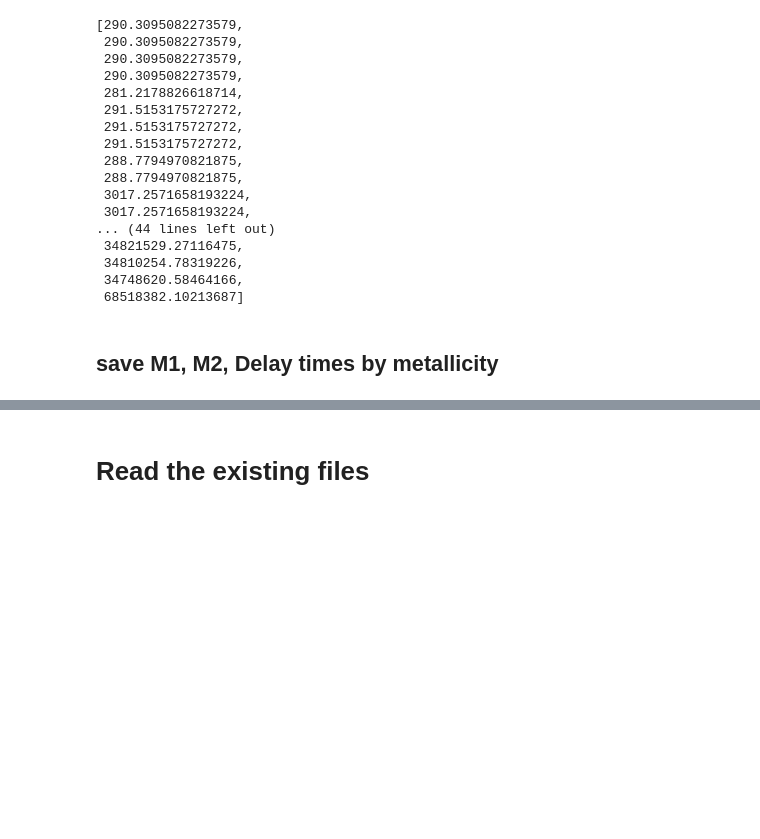
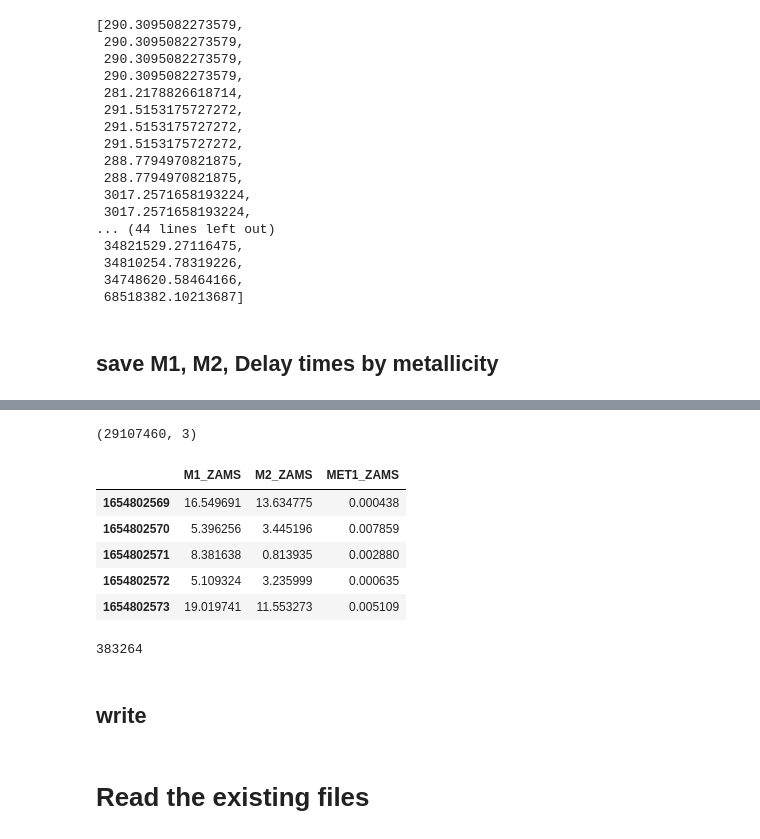
Before and after one commit to veome22/cosmo_bh, a Jupyter notebook: save_sim_data.ipynb, the cells around one changed output, grey strips where cells are left out. Drawn from its saved outputs; the diff is of its cells as text; code cells hidden in the pictures; blank space fills up the shorter version.

```diff
--- a/save_sim_data.ipynb
+++ b/save_sim_data.ipynb
@@ -197,0 +248,24 @@ with open(f"{output_dir}/{fname}",'w') as myfile:
+# %%
+data_zams = {'M1_ZAMS': M1_ZAMS ,
+           'M2_ZAMS': M2_ZAMS,
+           'MET1_ZAMS': MET1_ZAMS
+          }
+
+# Creates pandas DataFrame.
+df_zams = pd.DataFrame(data_zams, index=SEED_ZAMS)
+print(df_zams.shape)
+df_zams.head()
+# %% [output]
+(29107460, 3)
+|  | M1_ZAMS | M2_ZAMS | MET1_ZAMS |
+| 1654802569 | 16.549691 | 13.634775 | 0.000438 |
+| 1654802570 | 5.396256 | 3.445196 | 0.007859 |
+| 1654802571 | 8.381638 | 0.813935 | 0.002880 |
+| 1654802572 | 5.109324 | 3.235999 | 0.000635 |
+| 1654802573 | 19.019741 | 11.553273 | 0.005109 |
+# %%
+# create a mask to select ZAMS that become DCOs
+mask_ZAMS_to_CO = np.in1d(SEED_ZAMS, SEED_CO)
+sum(mask_ZAMS_to_CO)
+# %% [output]
+383264
@@ -197,0 +282,2 @@ with open(f"{output_dir}/{fname}",'w') as myfile:
+# %% [markdown]
+## write
```
Also changed, not shown: parts of 12 cells of this notebook, 4 other files.
